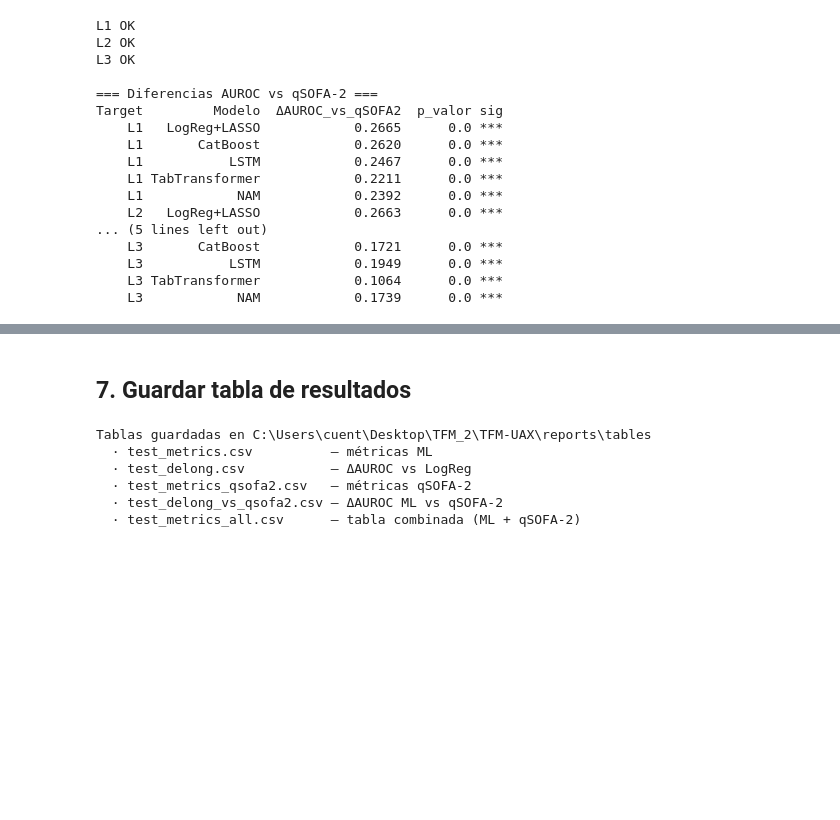
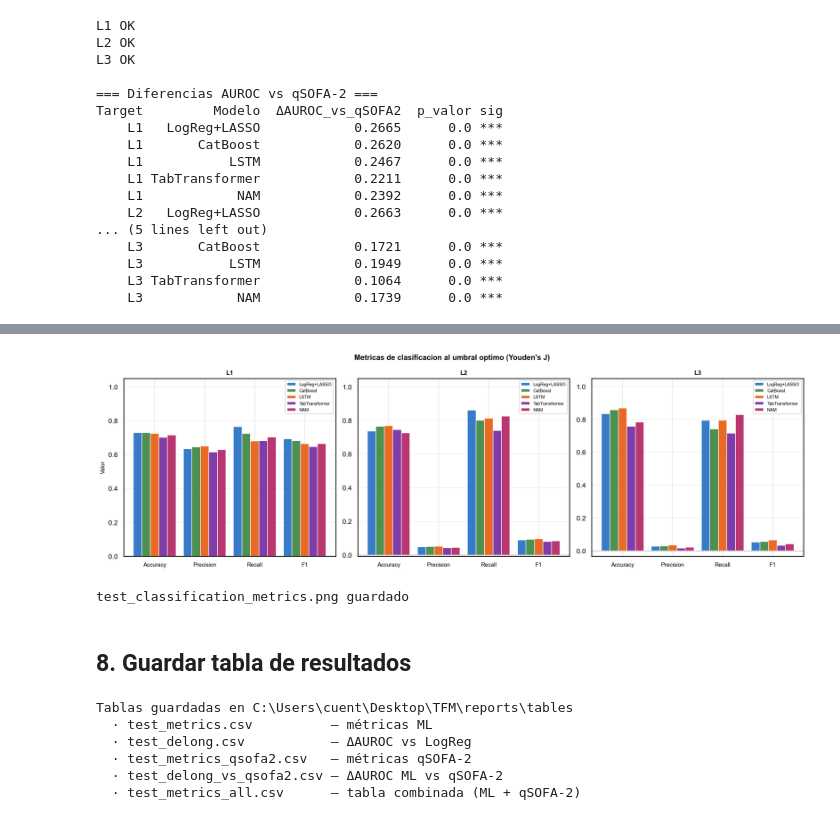
Before and after one commit to aizqunin/TFM-UAX, a Jupyter notebook: notebooks/04_evaluation/01_metrics.ipynb, the cells around one changed output, grey strips where cells are left out. Saved outputs shown, nothing was run; the diff lists cells and outputs as text; code cells hidden in the pictures; blank space fills up the shorter version.

```diff
--- a/notebooks/04_evaluation/01_metrics.ipynb
+++ b/notebooks/04_evaluation/01_metrics.ipynb
@@ -342,9 +410,49 @@ Figura guardada.
+# %%
+metrics_fig = ["Accuracy", "Precision", "Recall", "F1"]
+colors_cls  = ["#1565C0", "#2E7D32", "#E65100", "#6A1B9A", "#AD1457"]
+x           = np.arange(len(metrics_fig))
+width       = 0.17
+
+fig, axes = plt.subplots(1, 3, figsize=(16, 5))
+fig.patch.set_facecolor('white')
+
+for ax, t in zip(axes, TARGETS):
+    ax.set_facecolor('white')
+    sub  = df_cls[df_cls.Target == t].set_index("Modelo")
+    data = sub[metrics_fig].values  # (5 modelos x 5 metricas)
+
+    for i, (m, color) in enumerate(zip(MODELS, colors_cls)):
+        offset = (i - 2) * width
+        ax.bar(x + offset, data[i], width, label=LABELS[m],
+               color=color, alpha=0.85)
+
+    ax.set_xticks(x)
+    ax.set_xticklabels(metrics_fig, fontsize=9)
+    y_min = min(0.0, float(data.min()) - 0.05)
+    ax.set_ylim(y_min, 1.05)
+    ax.set_title(f"{t}", fontsize=10, fontweight='bold')
+    if t == "L1":
+        ax.set_ylabel("Valor", fontsize=9)
+    ax.legend(fontsize=7, loc='upper right')
+    ax.grid(True, axis='y', alpha=0.3)
+    ax.axhline(0, color='gray', lw=0.7, ls='--')
+
+plt.suptitle("Metricas de clasificacion al umbral optimo (Youden's J)",
+             fontsize=12, fontweight='bold')
+plt.tight_layout()
+plt.savefig(ROOT / "reports/figures/test_classification_metrics.png", dpi=150, bbox_inches='tight')
+plt.show()
+print("test_classification_metrics.png guardado")
+# %% [output]
+[figure, added]
+test_classification_metrics.png guardado
 # %% [markdown]
-## 7. Guardar tabla de resultados
+## 8. Guardar tabla de resultados
 # %%
 out = ROOT / "reports/tables"
 out.mkdir(parents=True, exist_ok=True)
 df_metrics.to_csv(out / "test_metrics.csv", index=False)
+df_cls.to_csv(out / "test_classification_metrics.csv", index=False)
 df_diff.to_csv(out / "test_delong.csv", index=False)
 df_qsofa.to_csv(out / "test_metrics_qsofa2.csv", index=False)
 df_diff_qsofa.to_csv(out / "test_delong_vs_qsofa2.csv", index=False)
@@ -356,7 +464,7 @@ print("  · test_metrics_qsofa2.csv   — métricas qSOFA-2")
 print("  · test_delong_vs_qsofa2.csv — ΔAUROC ML vs qSOFA-2")
 print("  · test_metrics_all.csv      — tabla combinada (ML + qSOFA-2)")
 # %% [output]
-Tablas guardadas en C:\Users\cuent\Desktop\TFM_2\TFM-UAX\reports\tables
+Tablas guardadas en C:\Users\cuent\Desktop\TFM\reports\tables
   · test_metrics.csv          — métricas ML
   · test_delong.csv           — ΔAUROC vs LogReg
   · test_metrics_qsofa2.csv   — métricas qSOFA-2
```
Also changed, not shown: parts of 5 cells of this notebook.
